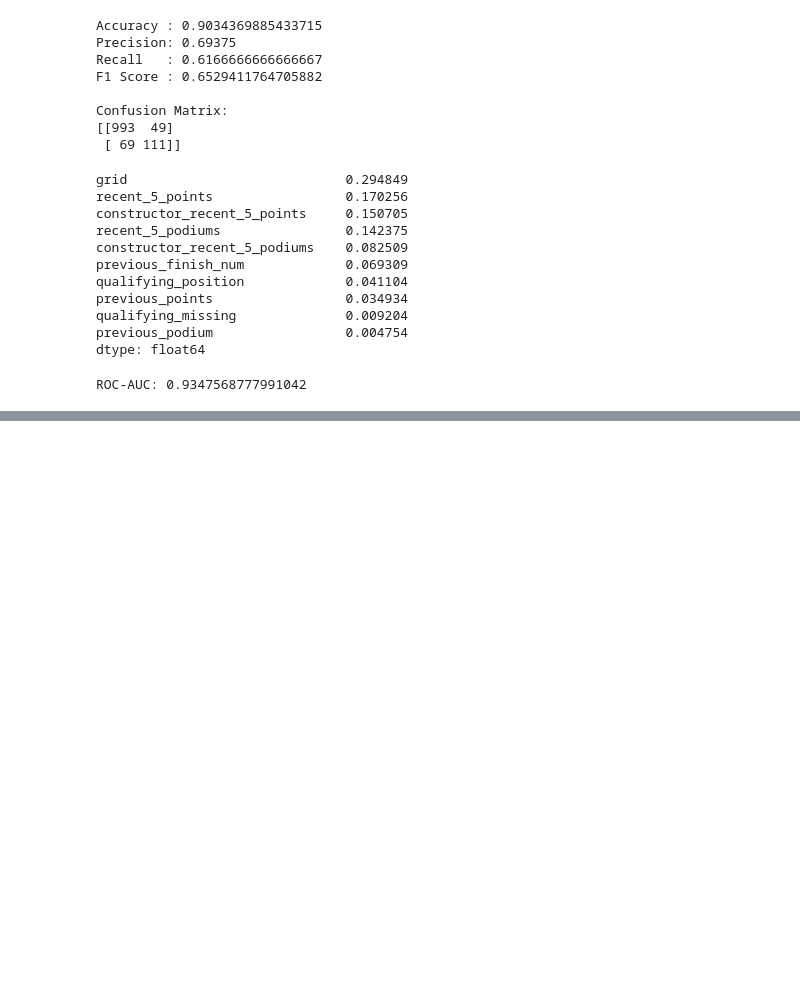
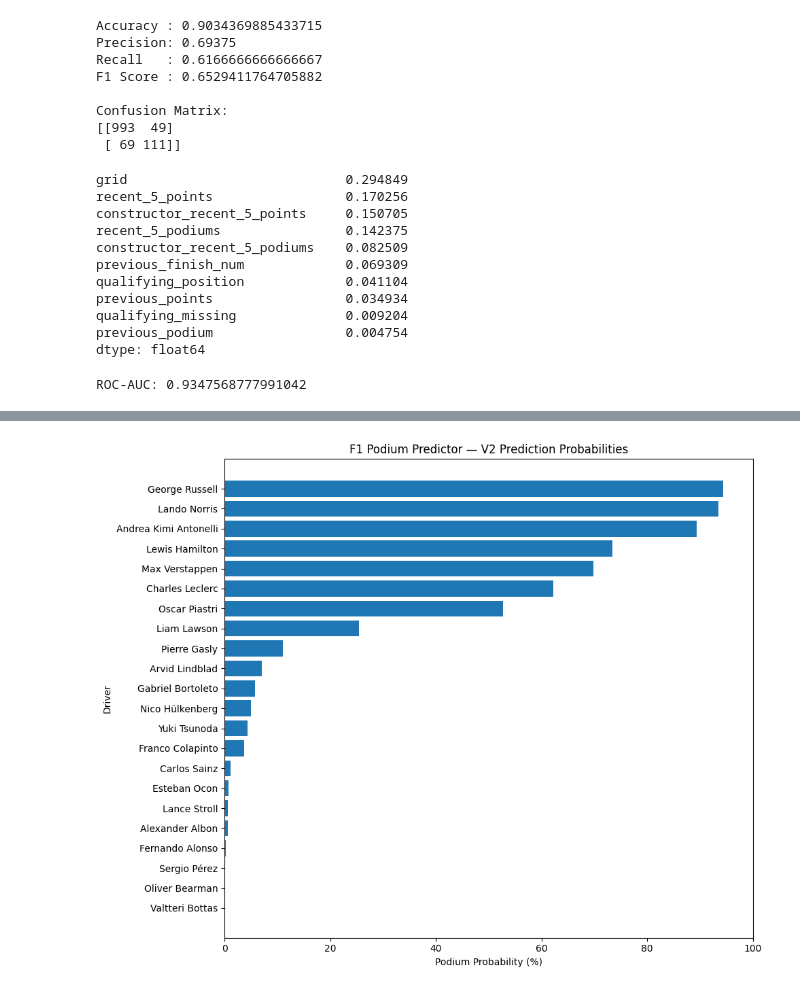
Before and after one commit to dharanish721/F1-Race-Predictor, a Jupyter notebook: notebooks/01_f1_data_exploration.ipynb, the cells around one changed output, grey strips where cells are left out. Drawn from its saved outputs; the diff is of its cells as text; code cells hidden in the pictures; blank space fills up the shorter version.

```diff
--- a/notebooks/01_f1_data_exploration.ipynb
+++ b/notebooks/01_f1_data_exploration.ipynb
@@ -2491,0 +3612,14 @@ ROC-AUC: 0.9347568777991042
+# %%
+race_entries = test_race[
+    [
+        "driverId",
+        "driver_name",
+        "constructorId",
+        "grid",
+        "qualifying_position",
+        "qualifying_missing"
+    ]
+].copy()
+
+print("Race entries prepared:", len(race_entries))
+display(race_entries.head(20))
@@ -2491,0 +7211,24 @@ ROC-AUC: 0.9347568777991042
+# %%
+import matplotlib.pyplot as plt
+
+plot_df = v2_predictions.sort_values(
+    "v2_podium_probability",
+    ascending=True
+)
+
+plt.figure(figsize=(10, 8))
+
+plt.barh(
+    plot_df["driver_name"],
+    plot_df["v2_podium_probability"]
+)
+
+plt.xlabel("Podium Probability (%)")
+plt.ylabel("Driver")
+plt.title("F1 Podium Predictor — V2 Prediction Probabilities")
+
+plt.xlim(0, 100)
+plt.tight_layout()
+plt.show()
+# %% [output]
+[figure, added]
```
Also changed, not shown: parts of 116 cells of this notebook, 10 other files.
